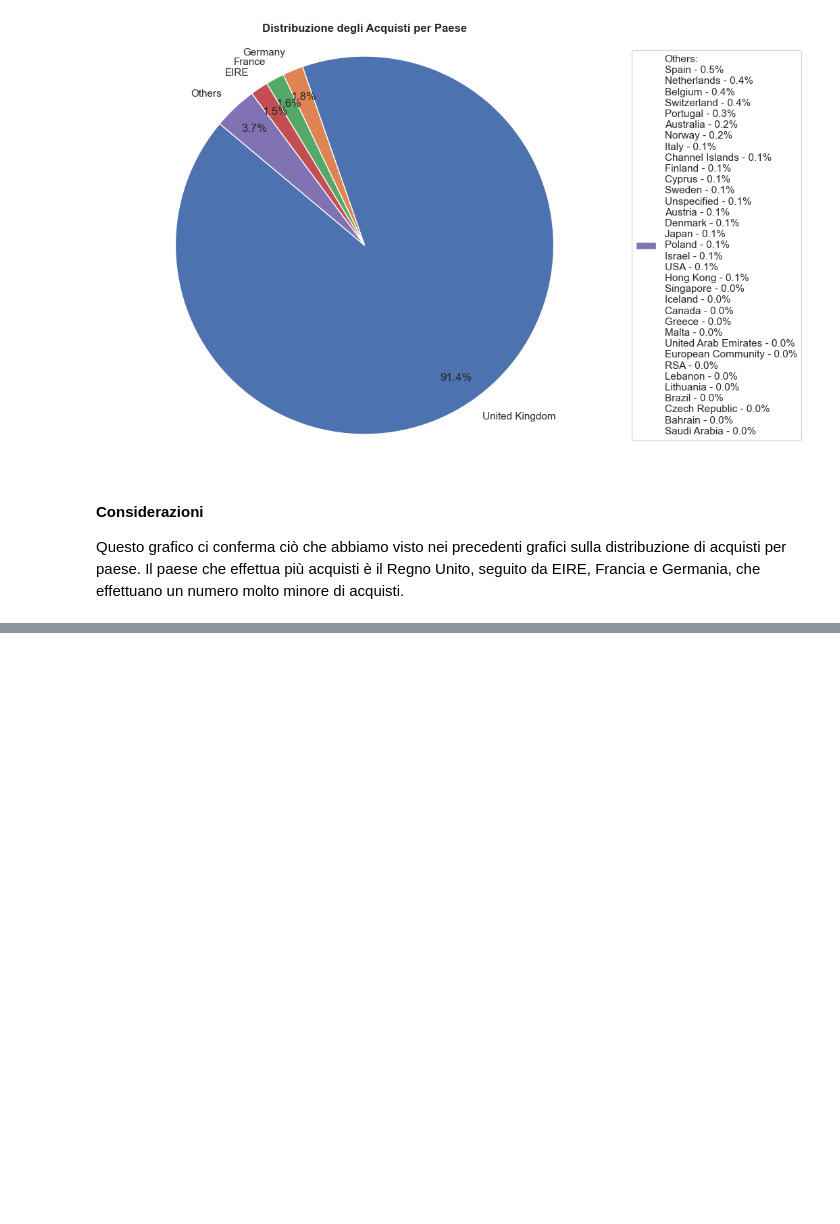
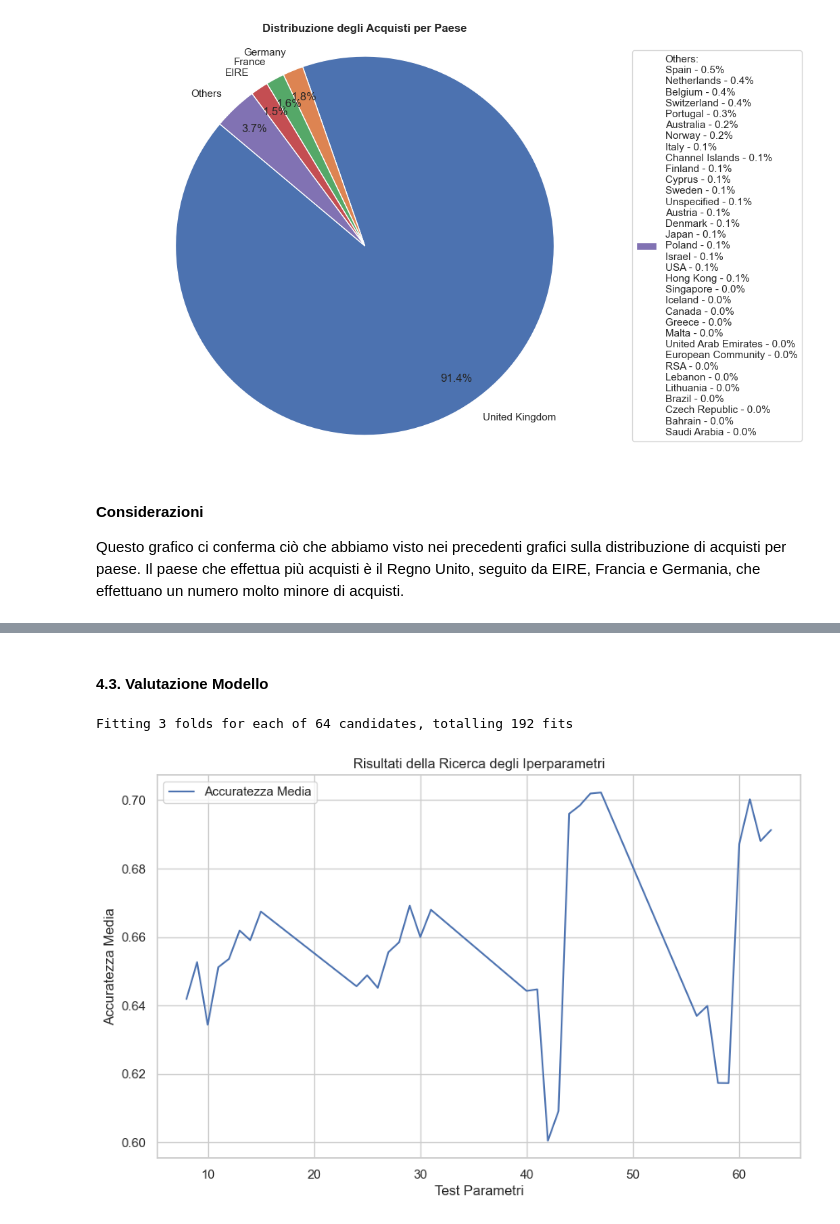
Before and after one commit to alessandrobrunoh/Progetto-Big-Data, a Jupyter notebook: notebook.ipynb, the cells around one changed output, grey strips where cells are left out. Drawn from its saved outputs; the diff is of its cells as text; code cells hidden in the pictures; blank space fills up the shorter version.

```diff
--- a/notebook.ipynb
+++ b/notebook.ipynb
@@ -784,0 +758,10 @@ KeyboardInterrupt:
+# %% [markdown]
+<h4><b>4.3. Valutazione Modello</b></h2>
+# %%
+model, param_grid = define_model()
+grid_search = perform_grid_search(model, param_grid, X_train_scaled, y_train)
+
+plot_results(pd.DataFrame(grid_search.cv_results_))
+# %% [output]
+Fitting 3 folds for each of 64 candidates, totalling 192 fits
+[figure, added]
```
Also changed, not shown: parts of 27 cells of this notebook.
